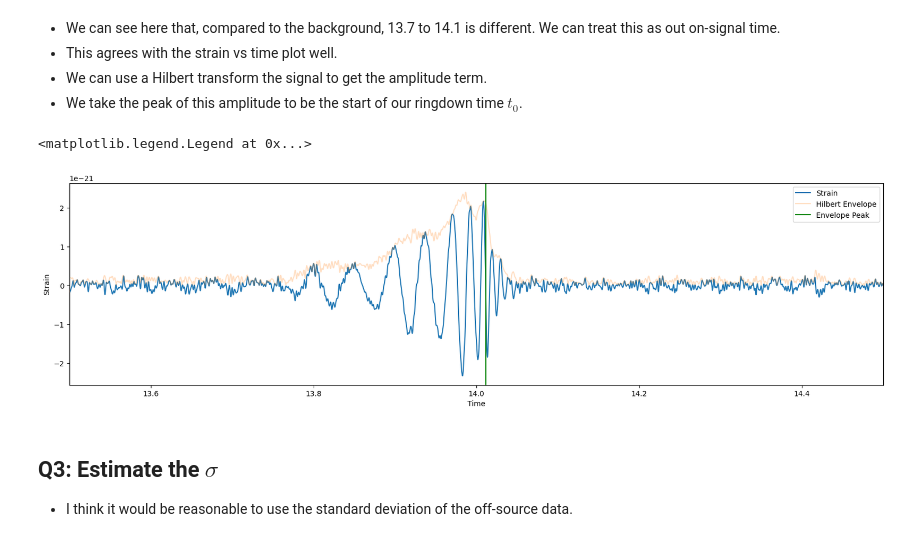
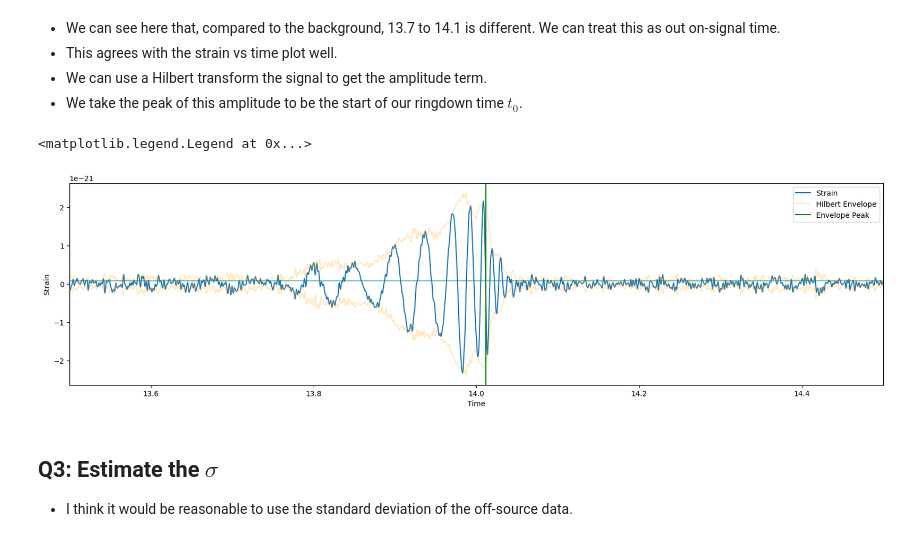
Before and after one commit to JoeyWee1/A5-Gravitational-Waves-QNM-Fitting-CW, a Jupyter notebook: solutions.ipynb, the cells around one changed output. Cells and saved outputs as stored; diff of their text form; code cells hidden in the pictures.

```diff
--- a/solutions.ipynb
+++ b/solutions.ipynb
@@ -128,21 +128,23 @@ plt.show()
 # %%
 from scipy.signal import hilbert
 
 analytic = hilbert(strain)
 envelope = np.abs(analytic)
 t0 = t[np.argmax(envelope)]
 
 fig, ax = plt.subplots(figsize = (20,5))
 ax.set_xlabel("Time")
 ax.set_ylabel("Strain")
 ax.plot(t, strain, label='Strain')
-ax.plot(t, envelope, alpha=0.25, label='Hilbert Envelope')
+ax.plot(t, envelope, alpha=0.25, label='Hilbert Envelope', color='orange')
+ax.plot(t, -envelope, alpha=0.25, color='orange')
 ax.axvline(t0+0.025, color='green', label='Envelope Peak')
+ax.axhline(8.32e-23, color='teal', alpha=0.5)
 ax.set_xlim(13.5,14.5)
 ax.legend()
 # %% [output]
 <matplotlib.legend.Legend at 0x...>
-[figure, old version]
+[figure, new version]
 # %%
 on_times = (13.7, 14.1)
 t0 = t0+0.025
```
Also changed, not shown: parts of 7 cells of this notebook.
